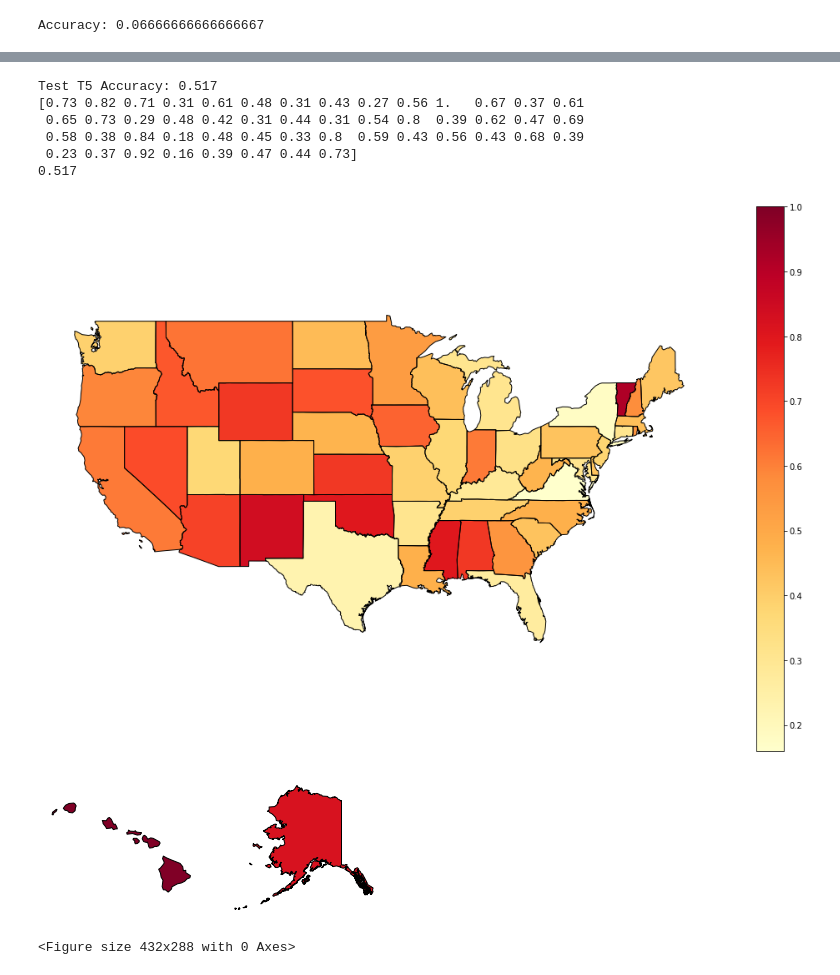
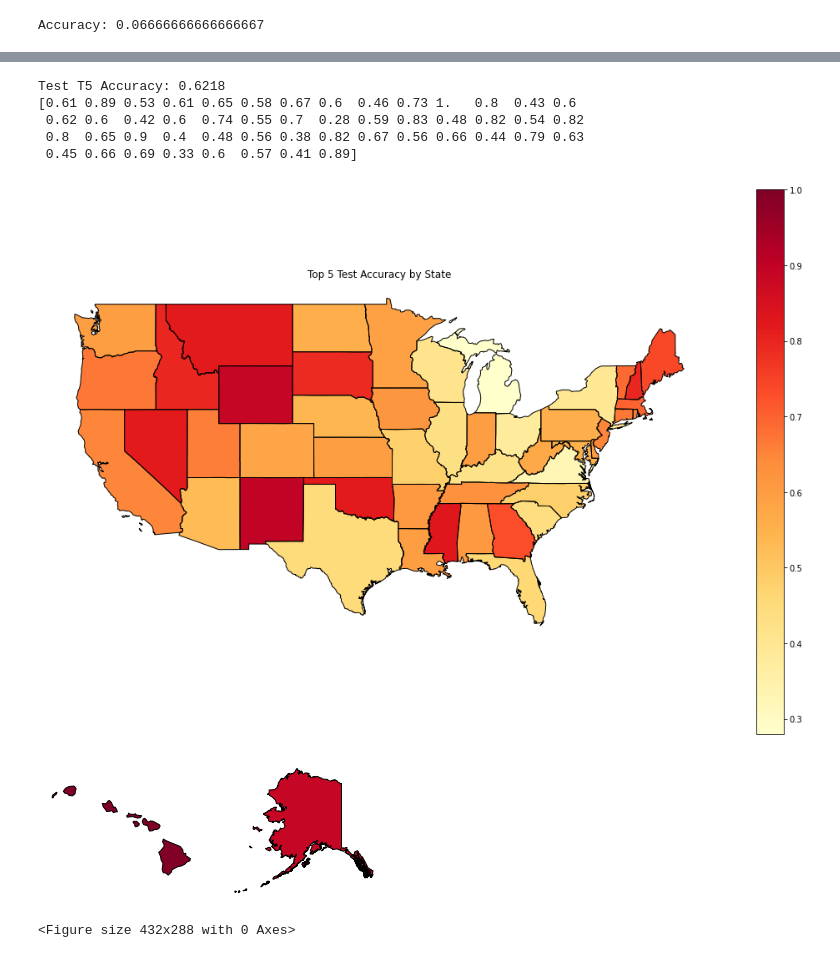
Before and after one commit to osimon8/GeoGuessrGuessr, a Jupyter notebook: notebook.ipynb, the cells around one changed output, grey strips where cells are left out. Cells and saved outputs as stored; diff of their text form; code cells hidden in the pictures.

```diff
--- a/notebook.ipynb
+++ b/notebook.ipynb
@@ -210,7 +246,7 @@ states_contig = states_contig[states_contig['State_Name'] != 'ALASKA']
 def get_state_geo(state):
     return states[states['State_Name'] == state]
 
-def plot_heatmap(probs, label=None, im = None):
+def plot_heatmap(probs, label=None, im = None, title=None):
     vmin = np.min(probs)
     vmax = np.max(probs)
     if im is not None:
@@ -220,8 +256,11 @@ def plot_heatmap(probs, label=None, im = None):
     ak_index = dataset.class_to_idx["Alaska"]
     hi_index = dataset.class_to_idx["Hawaii"]
     plt.figure(figsize=(18, 12))
-    if label is not None:
-        plt.title("Image True Label: {}".format(label))
+    if title is None:
+        if label is not None:
+            plt.title("Image True Label: {}".format(label))
+    else:
+        plt.title(title)
     ax = plt.gca()
     us_boundary_map = states_contig.boundary.plot(ax=ax, color='Black', linewidth=1)
     probs_sliced = []
@@ -488,20 +567,37 @@ def save_model(model, filename, train_loss=None, train_acc=None, validation_loss
 # %%
-def load_model(filename):
-    model = Net1()
+def load_model(filename, integ=False, load_graphs=False):
+    if integ:
+        model = IntegrationNet()
+    else:
+        model = Net1()
     base = 'trained_models/{}/'.format(filename)
     model.load_state_dict(torch.load(base + filename))
     model.eval()
-    return model.to(device)
+    if load_graphs:
+        with open(base + 'train_loss.pkl', 'rb') as f:
+            t_loss = pickle.load(f)
+        with open(base + 'train_acc.pkl', 'rb') as f:
+            t_acc = pickle.load(f)
+        with open(base + 'validation_loss.pkl', 'rb') as f:
+            v_loss = pickle.load(f)
+        with open(base + 'validation_acc.pkl', 'rb') as f:
+            v_acc = pickle.load(f)
+        ret = (model.to(device), t_loss, t_acc, v_loss, v_acc)
+    else:
+        ret = model.to(device)
+    return ret
 
-net = load_model('40f')
+net, train_loss, train_acc, validation_loss, validation_acc = load_model('10i2', integ=True, load_graphs=True)
 # %%
-
 total = 5000 # 50 states * 100 images per state
 acc_by_state = np.array([0] * 50)
 t5_acc_by_state = np.array([0] * 50)
 
-for data, label in test_loader:
-    smax = F.softmax(net.forward(data.to(device)), dim = 1)
+for data, label in test_data_loader_integ:
+    o = net.forward(data.to(device))
+#     print(label)
+    smax = F.softmax(o, dim = 1)
+#     print(smax)
     _, pred = torch.topk(smax, 5, dim=1, sorted=True)
     pred = pred.detach().cpu()
     for i, l in enumerate(label):
@@ -564,16 +659,15 @@ plot_acc_by_state(acc_by_state, title='Accuracy by State', k=1)
 # %%
 print('Test T5 Accuracy: {}'.format(t5_test_acc))
 print(t5_acc_by_state)
 # print(np.mean(t5_acc_by_state))
 
-plot_heatmap(t5_acc_by_state)
+plot_heatmap(t5_acc_by_state, title='Top 5 Test Accuracy by State')
 # %% [output]
-Test T5 Accuracy: 0.517
-[0.73 0.82 0.71 0.31 0.61 0.48 0.31 0.43 0.27 0.56 1.   0.67 0.37 0.61
- 0.65 0.73 0.29 0.48 0.42 0.31 0.44 0.31 0.54 0.8  0.39 0.62 0.47 0.69
- 0.58 0.38 0.84 0.18 0.48 0.45 0.33 0.8  0.59 0.43 0.56 0.43 0.68 0.39
- 0.23 0.37 0.92 0.16 0.39 0.47 0.44 0.73]
-0.517
+Test T5 Accuracy: 0.6218
+[0.61 0.89 0.53 0.61 0.65 0.58 0.67 0.6  0.46 0.73 1.   0.8  0.43 0.6
+ 0.62 0.6  0.42 0.6  0.74 0.55 0.7  0.28 0.59 0.83 0.48 0.82 0.54 0.82
+ 0.8  0.65 0.9  0.4  0.48 0.56 0.38 0.82 0.67 0.56 0.66 0.44 0.79 0.63
+ 0.45 0.66 0.69 0.33 0.6  0.57 0.41 0.89]
-[figure, old version]
+[figure, new version]
 [figure]
 <Figure size 432x288 with 0 Axes>
```
Also changed, not shown: parts of 22 cells of this notebook, 31 other files.
